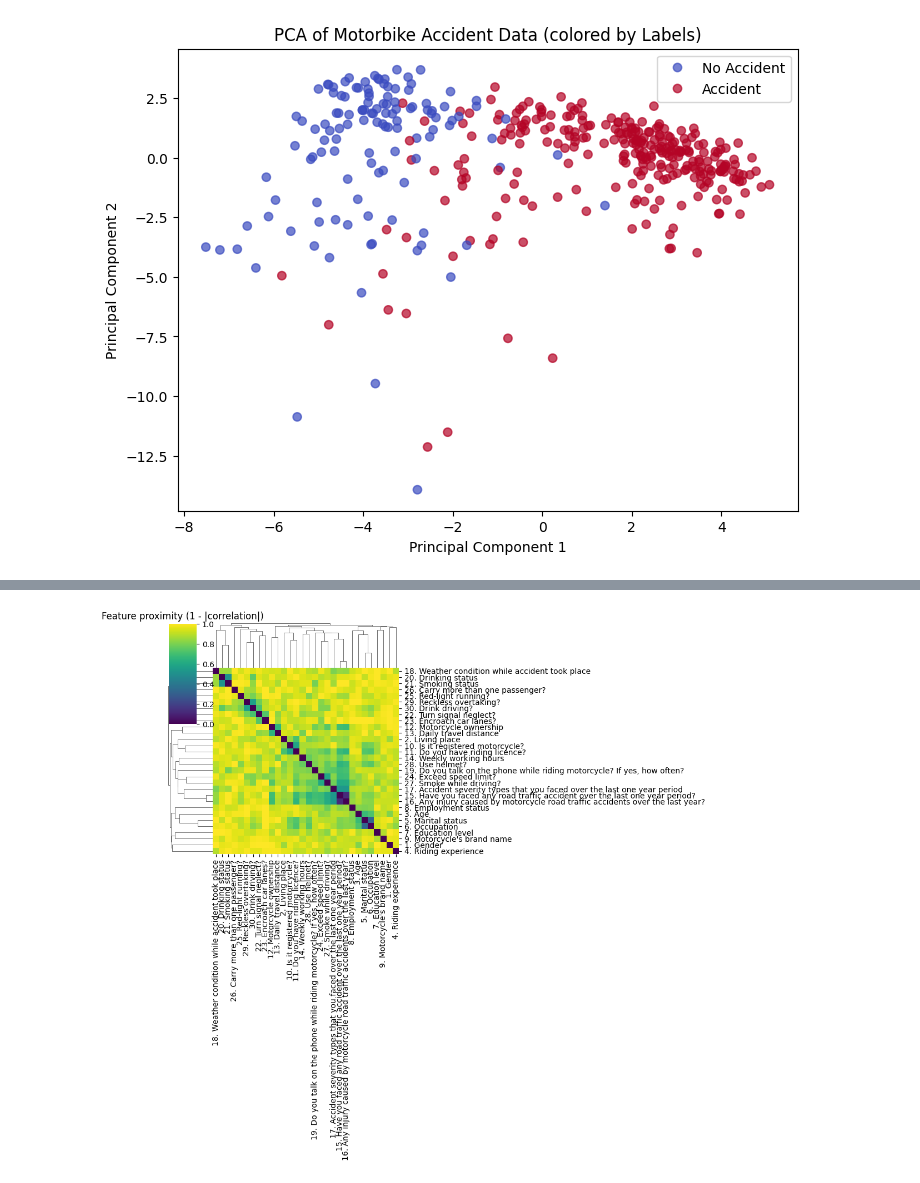
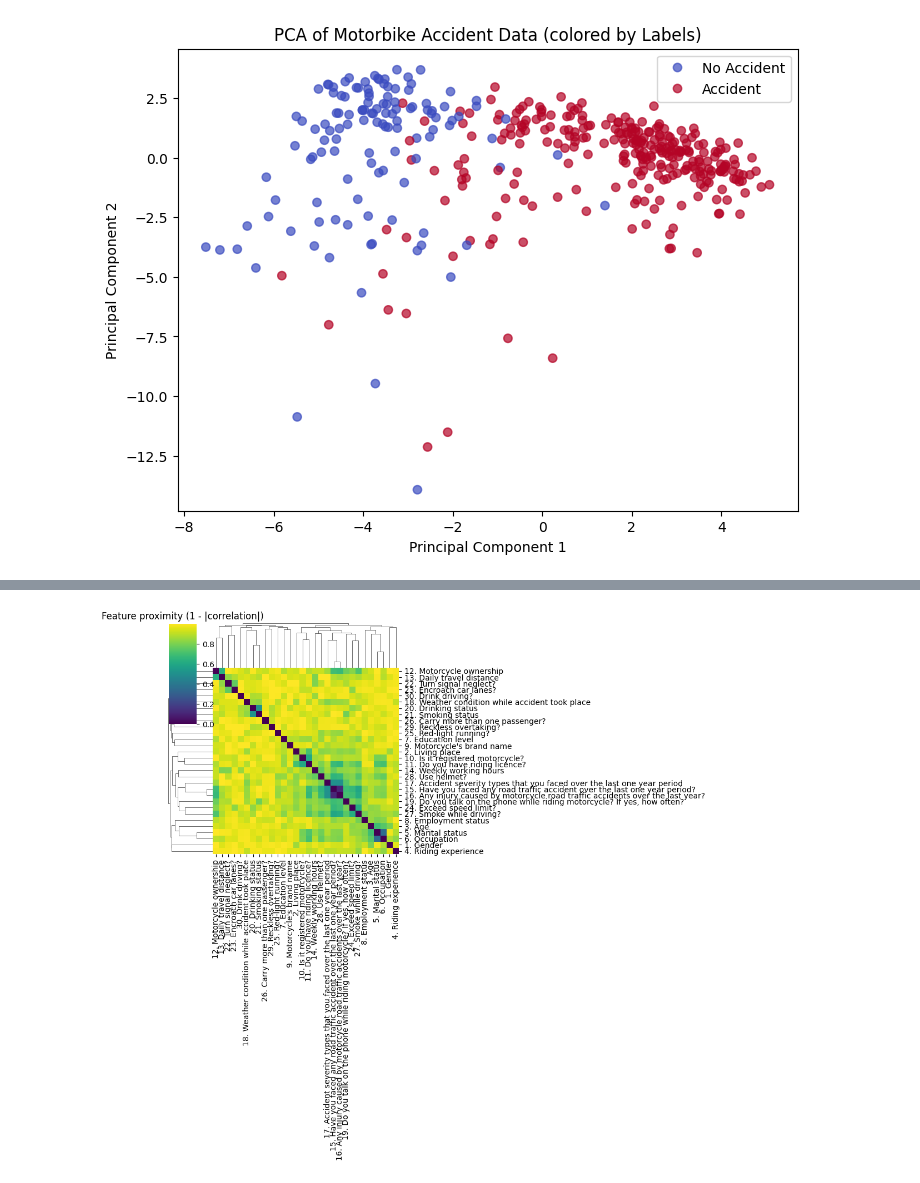
Before and after one commit to gillesstevens03-cloud/Scientific-programming, a Jupyter notebook: Unsupervised_motorbike_accident.ipynb, the cells around one changed output, grey strips where cells are left out. Drawn from its saved outputs; the diff is of its cells as text; code cells hidden in the pictures.

Commit message:
Remove outliers

```diff
--- a/Unsupervised_motorbike_accident.ipynb
+++ b/Unsupervised_motorbike_accident.ipynb
@@ -128,17 +156,23 @@ plt.show()
 # %%
 # Proximity matrix
 
-imputed_enc = encoder.fit_transform(imputed_data)
-imputed_enc_df = pd.DataFrame(imputed_enc, columns=imputed_data.columns)
+# outlier removal from PCA
+z_scores = np.abs(stats.zscore(pca_result))
+threshold = 3
+mask = (z_scores < threshold).all(axis=1)
+imputed_data_filtered = imputed_data[mask]
+
+imputed_enc = encoder.fit_transform(imputed_data_filtered)
+imputed_enc_df = pd.DataFrame(imputed_enc, columns=imputed_data_filtered.columns)
 
 # Compute correlation matrix between columns
 corr_matrix = imputed_enc_df.corr()
 
 # Convert to a proximity-like matrix (1 - |correlation|)
 proximity_features = 1 - abs(corr_matrix)
 
 sns.clustermap(proximity_features, cmap='viridis')
 plt.title('Feature proximity (1 - |correlation|)')
 plt.show()
 # %% [output]
-[figure, old version]
+[figure, new version]
```
Also changed, not shown: parts of 3 cells of this notebook.
